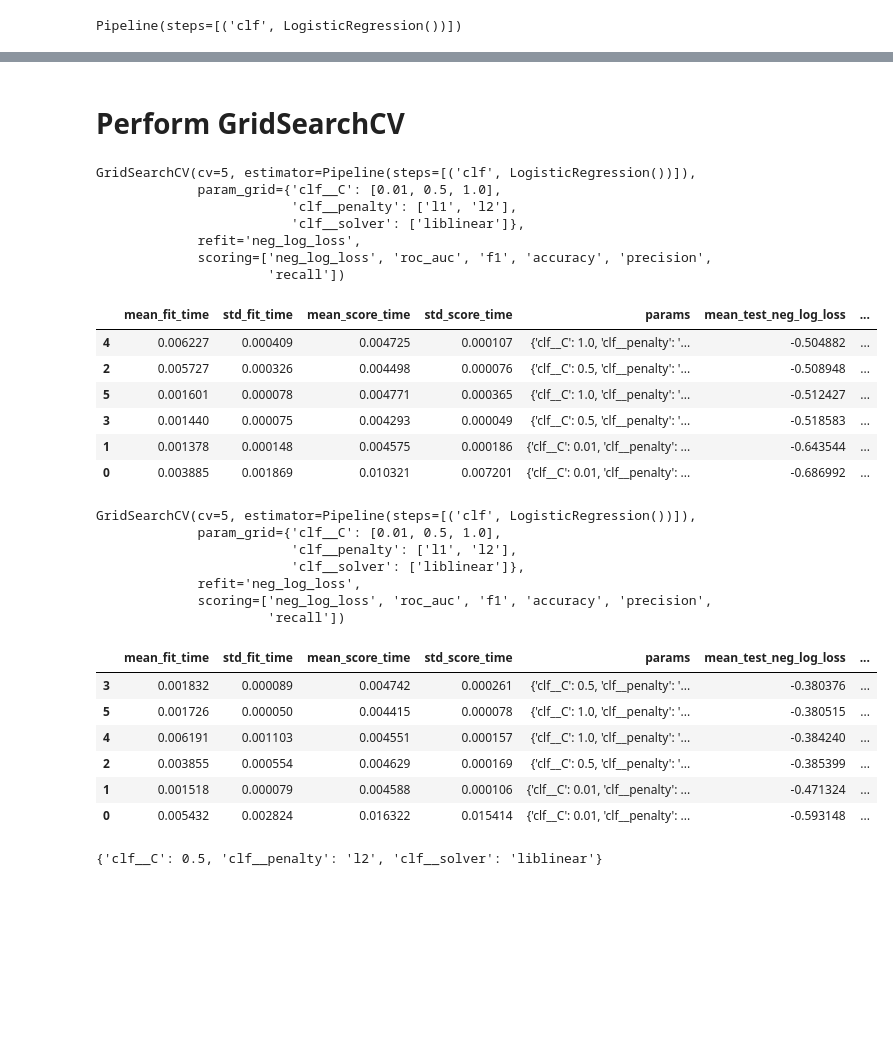
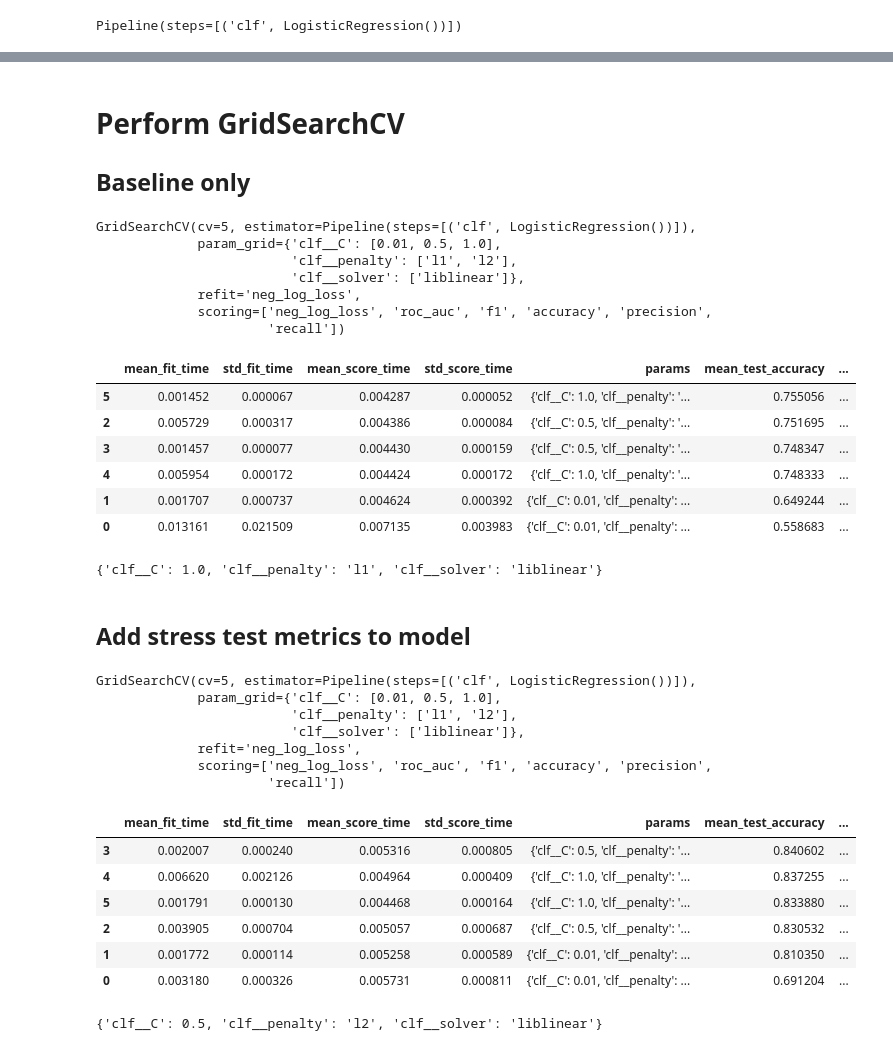
Before and after one commit to vivyuen/heart-failure-prediction, a Jupyter notebook: experiments/logistic_regression_experiments.ipynb, the cells around one changed output, grey strips where cells are left out. Saved outputs shown, nothing was run; the diff lists cells and outputs as text; code cells hidden in the pictures; blank space fills up the shorter version.

```diff
--- a/experiments/logistic_regression_experiments.ipynb
+++ b/experiments/logistic_regression_experiments.ipynb
@@ -122,6 +102,7 @@ pipe.get_params()
  'clf__warm_start': False}
 # %% [markdown]
 # Perform GridSearchCV
+## Baseline only
 # %%
 param_grid = {
     'clf__C': [0.01, 0.5, 1.0],
@@ -146,18 +127,20 @@ GridSearchCV(cv=5, estimator=Pipeline(steps=[('clf', LogisticRegression())]),
                       'recall'])
 # %%
 res = grid_cv_baseline.cv_results_
-res = pd.DataFrame(res)
-res.columns
+res_baseline = pd.DataFrame(res)
+res_baseline.columns
 
-res[['mean_fit_time', 'std_fit_time', 'mean_score_time', 'std_score_time',
-       'params',
-       'mean_test_neg_log_loss',
-       'std_test_neg_log_loss', 'rank_test_neg_log_loss']].sort_values('rank_test_neg_log_loss')
+res_baseline[['mean_fit_time', 'std_fit_time', 'mean_score_time', 'std_score_time',
+       'params', 'mean_test_accuracy', 'std_test_accuracy', 'rank_test_accuracy']].sort_values('rank_test_accuracy')
 # %% [output]
-|  | mean_fit_time | std_fit_time | mean_score_time | std_score_time | params | mean_test_neg_log_loss | ... |
-| 4 | 0.006227 | 0.000409 | 0.004725 | 0.000107 | {'clf__C': 1.0, 'clf__penalty': '... | -0.504882 | ... |
-| 2 | 0.005727 | 0.000326 | 0.004498 | 0.000076 | {'clf__C': 0.5, 'clf__penalty': '... | -0.508948 | ... |
-| 5 | 0.001601 | 0.000078 | 0.004771 | 0.000365 | {'clf__C': 1.0, 'clf__penalty': '... | -0.512427 | ... |
-| 3 | 0.001440 | 0.000075 | 0.004293 | 0.000049 | {'clf__C': 0.5, 'clf__penalty': '... | -0.518583 | ... |
-| 1 | 0.001378 | 0.000148 | 0.004575 | 0.000186 | {'clf__C': 0.01, 'clf__penalty': ... | -0.643544 | ... |
-| 0 | 0.003885 | 0.001869 | 0.010321 | 0.007201 | {'clf__C': 0.01, 'clf__penalty': ... | -0.686992 | ... |
+|  | mean_fit_time | std_fit_time | mean_score_time | std_score_time | params | mean_test_accuracy | ... |
+| 5 | 0.001452 | 0.000067 | 0.004287 | 0.000052 | {'clf__C': 1.0, 'clf__penalty': '... | 0.755056 | ... |
+| 2 | 0.005729 | 0.000317 | 0.004386 | 0.000084 | {'clf__C': 0.5, 'clf__penalty': '... | 0.751695 | ... |
+| 3 | 0.001457 | 0.000077 | 0.004430 | 0.000159 | {'clf__C': 0.5, 'clf__penalty': '... | 0.748347 | ... |
+| 4 | 0.005954 | 0.000172 | 0.004424 | 0.000172 | {'clf__C': 1.0, 'clf__penalty': '... | 0.748333 | ... |
+| 1 | 0.001707 | 0.000737 | 0.004624 | 0.000392 | {'clf__C': 0.01, 'clf__penalty': ... | 0.649244 | ... |
+| 0 | 0.013161 | 0.021509 | 0.007135 | 0.003983 | {'clf__C': 0.01, 'clf__penalty': ... | 0.558683 | ... |
+# %%
+grid_cv_baseline.best_params_
+# %% [output]
+{'clf__C': 1.0, 'clf__penalty': 'l1', 'clf__solver': 'liblinear'}
@@ -164 +149,3 @@ res[['mean_fit_time', 'std_fit_time', 'mean_score_time', 'std_score_time',
+# %% [markdown]
+## Add stress test metrics to model
 # %%
@@ -178,20 +165,18 @@ GridSearchCV(cv=5, estimator=Pipeline(steps=[('clf', LogisticRegression())]),
              scoring=['neg_log_loss', 'roc_auc', 'f1', 'accuracy', 'precision',
                       'recall'])
 # %%
-res = grid_cv.cv_results_
-res = pd.DataFrame(res)
-res.columns
+res = grid_cv_all.cv_results_
+res_all = pd.DataFrame(res)
+res_all.columns
 
-res[['mean_fit_time', 'std_fit_time', 'mean_score_time', 'std_score_time',
-       'params',
-       'mean_test_neg_log_loss',
-       'std_test_neg_log_loss', 'rank_test_neg_log_loss']].sort_values('rank_test_neg_log_loss')
+res_all[['mean_fit_time', 'std_fit_time', 'mean_score_time', 'std_score_time',
+       'params', 'mean_test_accuracy', 'std_test_accuracy', 'rank_test_accuracy']].sort_values('rank_test_accuracy')
 # %% [output]
-|  | mean_fit_time | std_fit_time | mean_score_time | std_score_time | params | mean_test_neg_log_loss | ... |
-| 3 | 0.001832 | 0.000089 | 0.004742 | 0.000261 | {'clf__C': 0.5, 'clf__penalty': '... | -0.380376 | ... |
-| 5 | 0.001726 | 0.000050 | 0.004415 | 0.000078 | {'clf__C': 1.0, 'clf__penalty': '... | -0.380515 | ... |
-| 4 | 0.006191 | 0.001103 | 0.004551 | 0.000157 | {'clf__C': 1.0, 'clf__penalty': '... | -0.384240 | ... |
-| 2 | 0.003855 | 0.000554 | 0.004629 | 0.000169 | {'clf__C': 0.5, 'clf__penalty': '... | -0.385399 | ... |
-| 1 | 0.001518 | 0.000079 | 0.004588 | 0.000106 | {'clf__C': 0.01, 'clf__penalty': ... | -0.471324 | ... |
-| 0 | 0.005432 | 0.002824 | 0.016322 | 0.015414 | {'clf__C': 0.01, 'clf__penalty': ... | -0.593148 | ... |
+|  | mean_fit_time | std_fit_time | mean_score_time | std_score_time | params | mean_test_accuracy | ... |
+| 3 | 0.002007 | 0.000240 | 0.005316 | 0.000805 | {'clf__C': 0.5, 'clf__penalty': '... | 0.840602 | ... |
+| 4 | 0.006620 | 0.002126 | 0.004964 | 0.000409 | {'clf__C': 1.0, 'clf__penalty': '... | 0.837255 | ... |
+| 5 | 0.001791 | 0.000130 | 0.004468 | 0.000164 | {'clf__C': 1.0, 'clf__penalty': '... | 0.833880 | ... |
+| 2 | 0.003905 | 0.000704 | 0.005057 | 0.000687 | {'clf__C': 0.5, 'clf__penalty': '... | 0.830532 | ... |
+| 1 | 0.001772 | 0.000114 | 0.005258 | 0.000589 | {'clf__C': 0.01, 'clf__penalty': ... | 0.810350 | ... |
+| 0 | 0.003180 | 0.000326 | 0.005731 | 0.000811 | {'clf__C': 0.01, 'clf__penalty': ... | 0.691204 | ... |
 # %%
```
Also changed, not shown: parts of 20 cells of this notebook, 2 other files.
